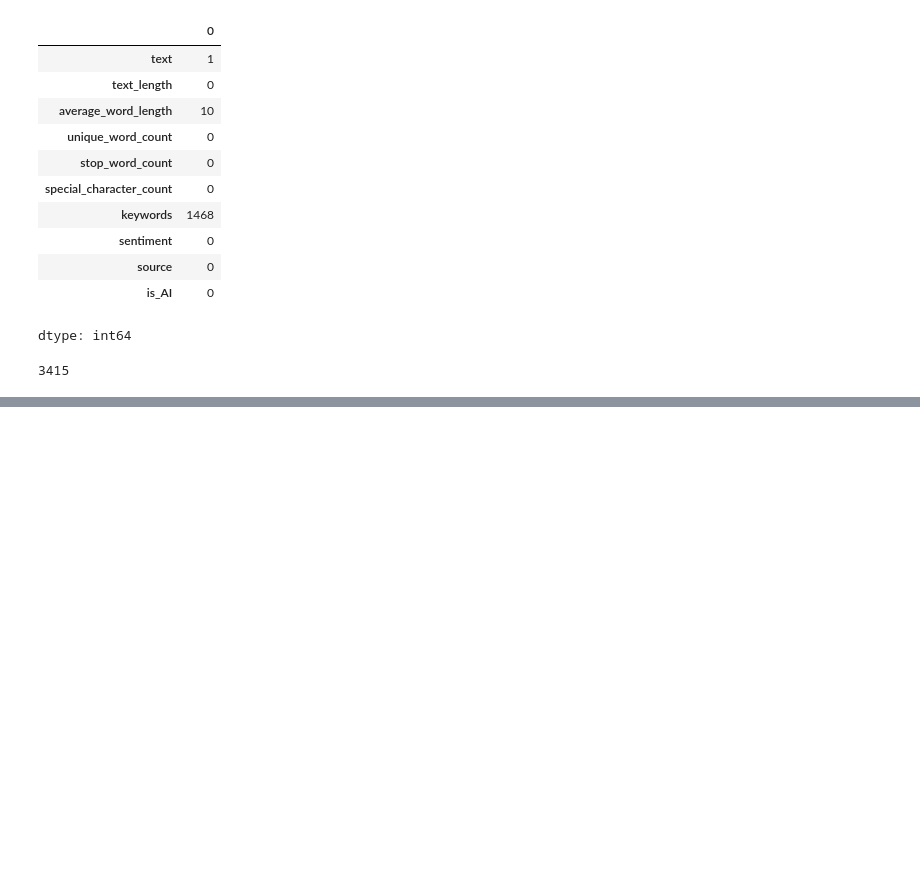
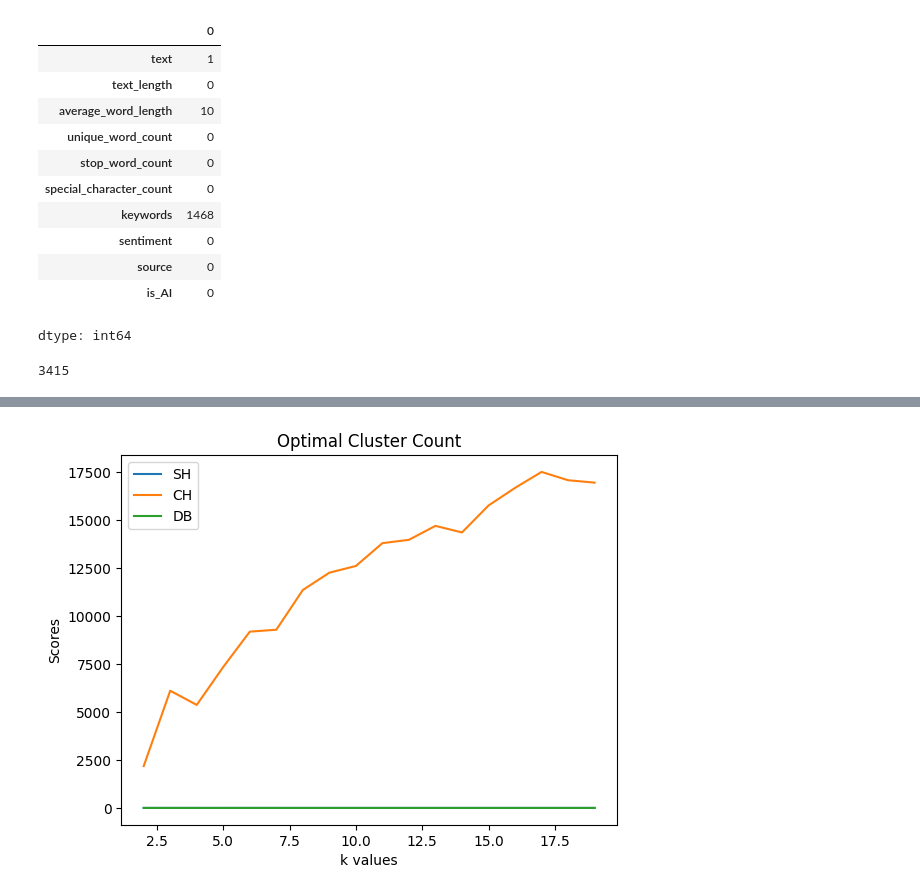
Before and after one commit to NishithP2004/19CSE305_ML, a Jupyter notebook: Lab_Session_05_21_08_2024.ipynb, the cells around one changed output, grey strips where cells are left out. Saved outputs shown, nothing was run; the diff lists cells and outputs as text; code cells hidden in the pictures; blank space fills up the shorter version.

```diff
--- a/Lab_Session_05_21_08_2024.ipynb
+++ b/Lab_Session_05_21_08_2024.ipynb
@@ -129 +131,35 @@ DB = 0.622019179574983
+# %%
+# A6
+import matplotlib.pyplot as plt
+from sklearn.cluster import KMeans
+from sklearn.metrics import silhouette_score, calinski_harabasz_score, davies_bouldin_score
+
+k_values = range(2, 20)
+SH_scores = []
+CH_scores = []
+DB_scores = []
+
+for k in k_values:
+    kmeans = KMeans(n_clusters=k, n_init="auto")
+    kmeans.fit(X_train)
+
+    SH = silhouette_score(X_train, kmeans.labels_)
+    CH = calinski_harabasz_score(X_train, kmeans.labels_)
+    DB = davies_bouldin_score(X_train, kmeans.labels_)
+
+    SH_scores.append(SH)
+    CH_scores.append(CH)
+    DB_scores.append(DB)
+
+plt.plot(k_values, SH_scores, label="SH")
+plt.plot(k_values, CH_scores, label="CH")
+plt.plot(k_values, DB_scores, label="DB")
+plt.legend()
+
+plt.title("Optimal Cluster Count")
+plt.xlabel("k values")
+plt.ylabel("Scores")
+plt.show()
+# %% [output]
+[figure, added]
 # %%
```
Also changed, not shown: parts of 9 cells of this notebook.
